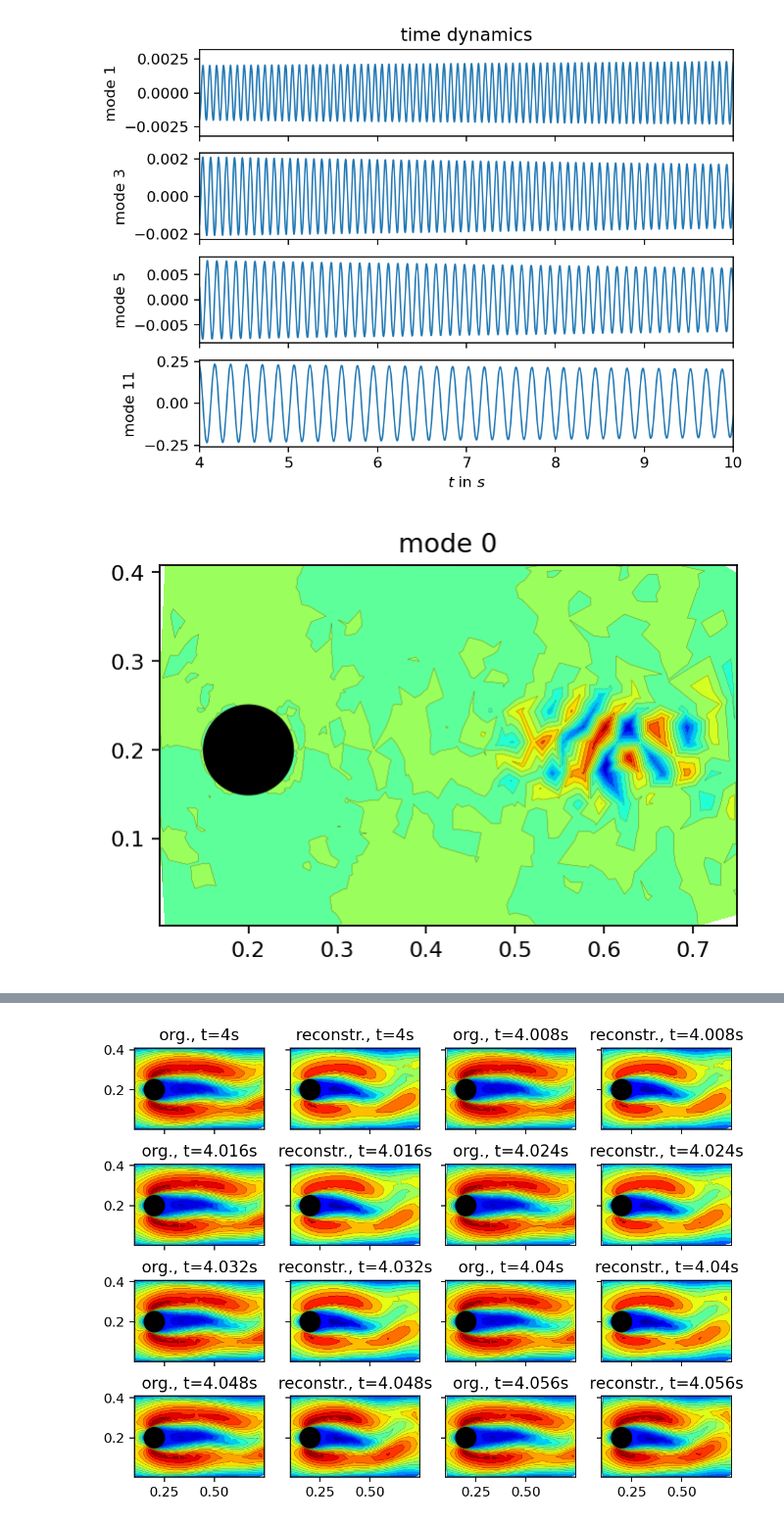
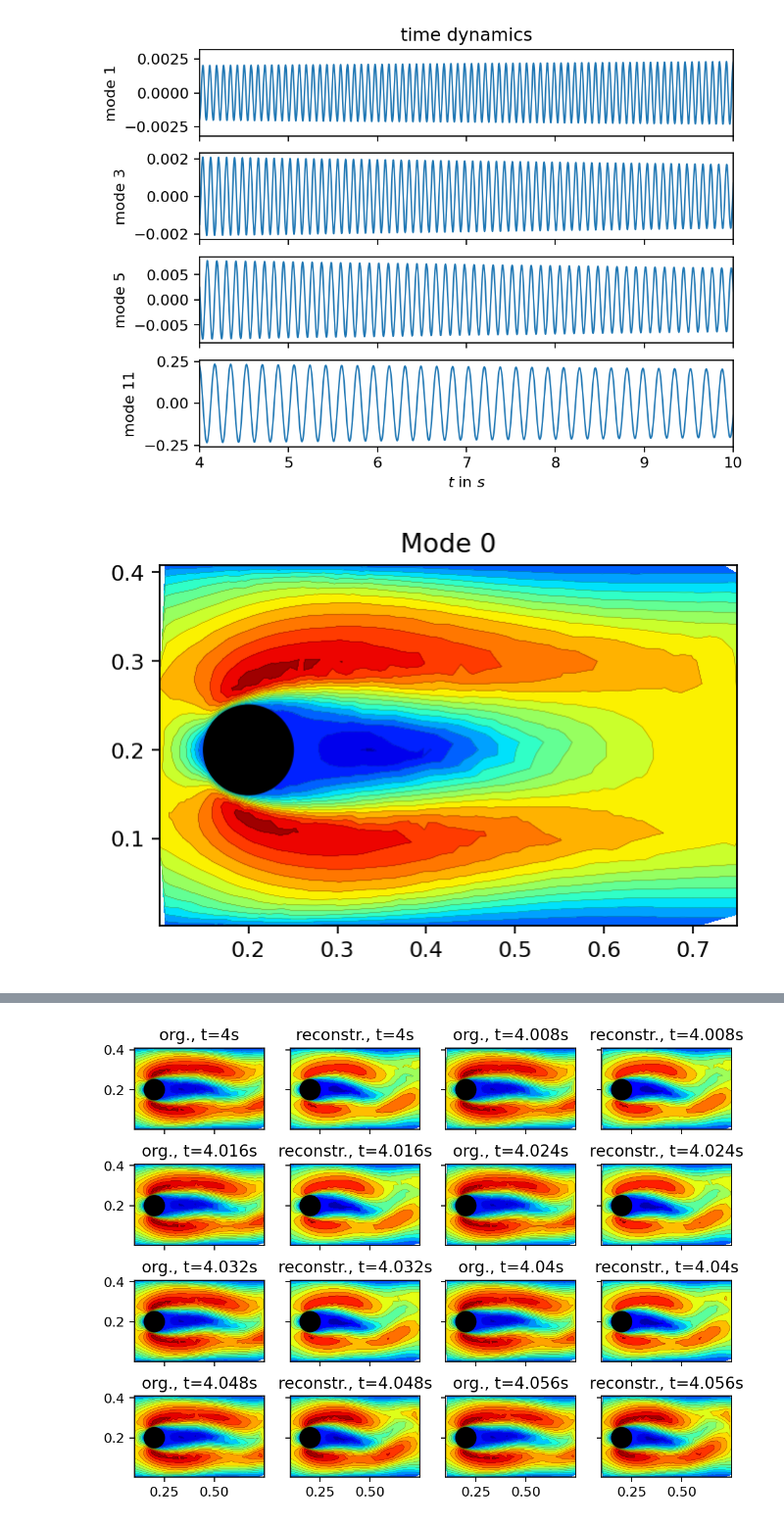
Before and after one commit to Haam333c/modal_decomposition_and_flow_reconstruction_using_parametric_DMD, a Jupyter notebook: notebooks/DMD_cylinder_2D_Re200.ipynb, the cells around one changed output, grey strips where cells are left out. Shown at 98% size. Cells and saved outputs as stored; diff of their text form; code cells hidden in the pictures.

Commit message:
sorted modes

```diff
--- a/notebooks/DMD_cylinder_2D_Re200.ipynb
+++ b/notebooks/DMD_cylinder_2D_Re200.ipynb
@@ -148,21 +144,21 @@ sorted_dynamics = dmd.dynamics[sorted_indices]
 # %%
 # Visualize the first mode
 
 x = pt.masked_select(vertices[:, 0], mask)
 y = pt.masked_select(vertices[:, 1], mask)
 
 def add_mode(ax, mode, title, every=4):
     ax.tricontourf(x[::every], y[::every], mode[::every], levels=15, cmap="jet")
     ax.tricontour(x[::every], y[::every], mode[::every], levels=15, linewidths=0.1, colors='k')
     ax.add_patch(plt.Circle((0.2, 0.2), 0.05, color='k'))
     ax.set_aspect("equal", 'box')
     ax.set_title(title)
 
 fig, ax = plt.subplots(figsize=(5, 3))
-add_mode(ax, dmd.modes[:, 0].real, "mode 0")
+add_mode(ax, sorted_modes[:, 0].real, "Mode 0")
 plt.show()
 # %% [output]
-[figure, old version]
+[figure, new version]
 # %%
 fig, axarr = plt.subplots(4, 4, figsize=(8, 6), sharex=True, sharey=True)
 count = 1
```
Also changed, not shown: parts of 2 cells of this notebook.
